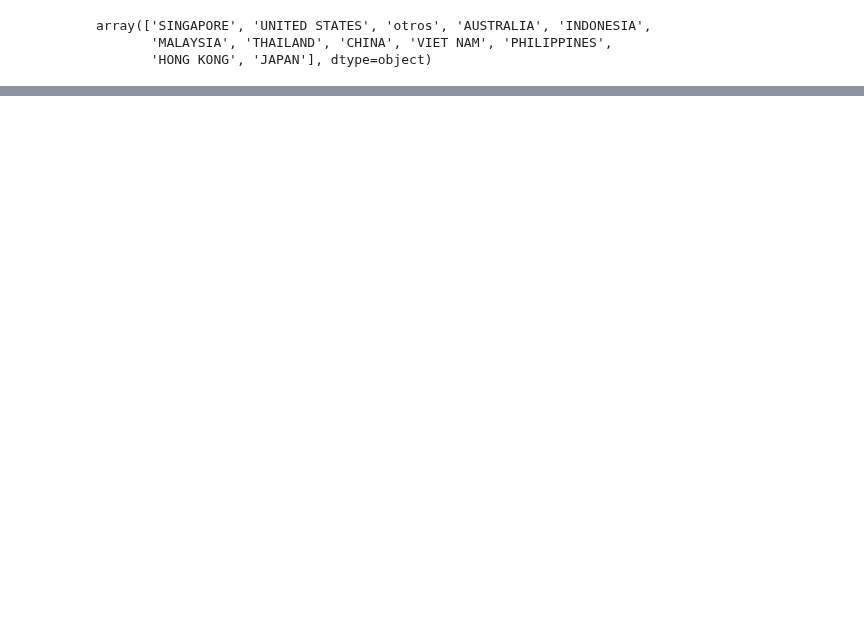
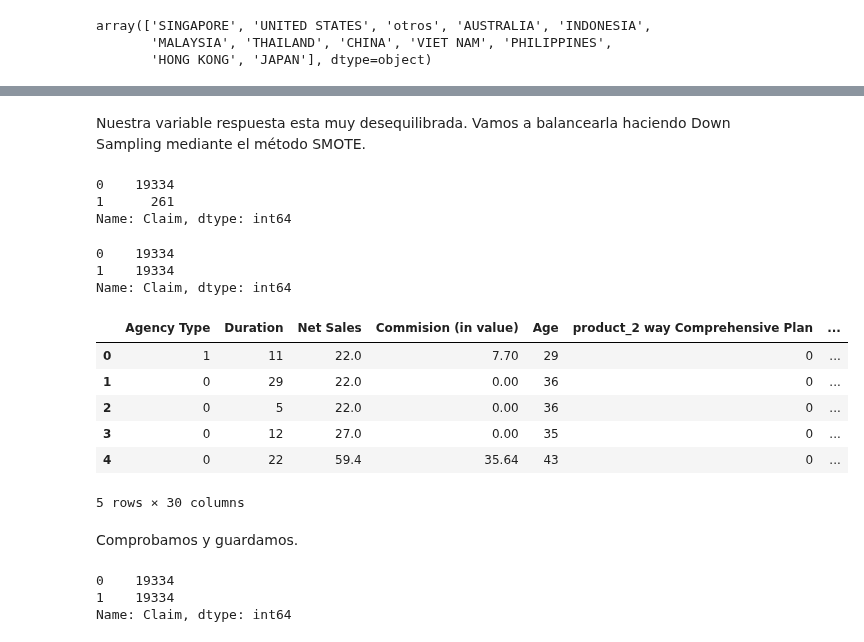
Before and after one commit to Adalab/DA-promoC-modulo3-sprint1-IreneMarta, a Jupyter notebook: regresion logistica/2.Preprocesado.ipynb, the cells around one changed output, grey strips where cells are left out. Drawn from its saved outputs; the diff is of its cells as text; code cells hidden in the pictures; blank space fills up the shorter version.

```diff
--- a/regresion logistica/2.Preprocesado.ipynb
+++ b/regresion logistica/2.Preprocesado.ipynb
@@ -175,0 +304,42 @@ df_dummies.drop(['Destination'], inplace=True, axis=1)
+# %% [markdown]
+Nuestra variable respuesta esta muy desequilibrada. Vamos a balancearla haciendo Down Sampling mediante el método SMOTE.
+# %%
+y = df_gral_dumi['Claim']
+X = df_gral_dumi.drop('Claim', axis=1)
+# %%
+X_train, X_test, y_train, y_test = train_test_split(X, y, train_size=0.7)
+# %%
+smote = SMOTE()
+# %%
+X_train_res, y_train_res = smote.fit_resample(X_train, y_train)
+# %%
+y_train.value_counts()
+# %% [output]
+0    19334
+1      261
+Name: Claim, dtype: int64
+# %%
+y_train_res.value_counts()
+# %% [output]
+0    19334
+1    19334
+Name: Claim, dtype: int64
+# %%
+balanceado = pd.concat([X_train_res, y_train_res], axis = 1)
+balanceado.head()
+# %% [output]
+|  | Agency Type | Duration | Net Sales | Commision (in value) | Age | product_2 way Comprehensive Plan | ... |
+| 0 | 1 | 11 | 22.0 | 7.70 | 29 | 0 | ... |
+| 1 | 0 | 29 | 22.0 | 0.00 | 36 | 0 | ... |
+| 2 | 0 | 5 | 22.0 | 0.00 | 36 | 0 | ... |
+| 3 | 0 | 12 | 27.0 | 0.00 | 35 | 0 | ... |
+| 4 | 0 | 22 | 59.4 | 35.64 | 43 | 0 | ... |
+5 rows × 30 columns
+# %% [markdown]
+Comprobamos y guardamos.
+# %%
+balanceado['Claim'].value_counts()
+# %% [output]
+0    19334
+1    19334
+Name: Claim, dtype: int64
```
Also changed, not shown: parts of 67 cells of this notebook, 4 other files.
